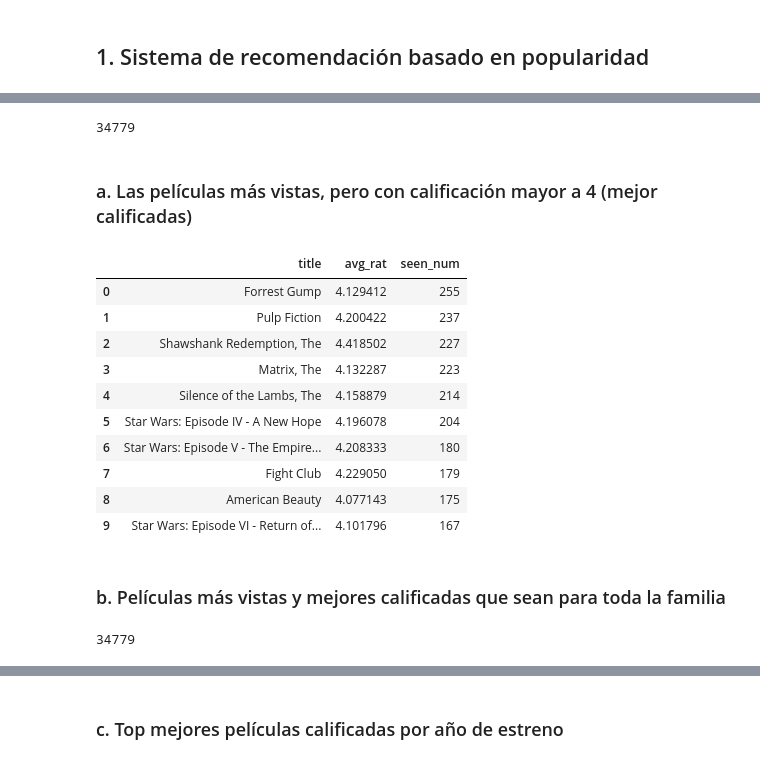
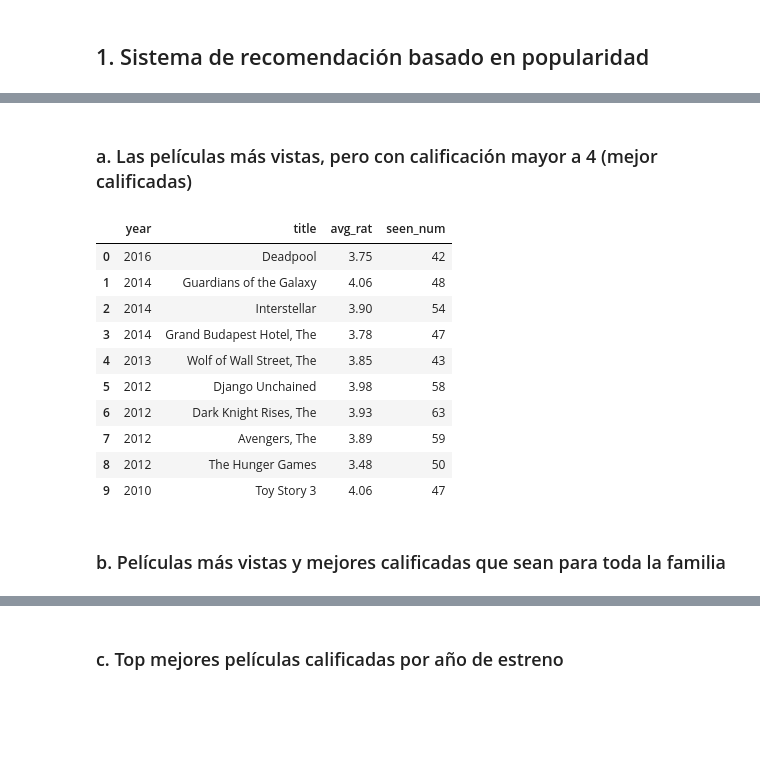
Before and after one commit to Leostark95/Analitica_3_Proyecto_2, a Jupyter notebook: e_modelos.ipynb, the cells around one changed output, grey strips where cells are left out. Saved outputs shown, nothing was run; the diff lists cells and outputs as text; code cells hidden in the pictures; blank space fills up the shorter version.

```diff
--- a/e_modelos.ipynb
+++ b/e_modelos.ipynb
@@ -30,4 +33,4 @@ cur.fetchall()
 # %%
-full_ratings = pd.read_sql_query('select * from full_ratings', conn)
-full_ratings.head()
+full_ratings_dum = pd.read_sql_query('select * from full_ratings_dum', conn)
+full_ratings_dum.head()
 # %% [output]
@@ -82,53 +64,27 @@ memory usage: 1.6+ MB
-# %%
-# Conexión con SQLite
-conn = sql.connect(':memory:')
-full_ratings.to_sql('full_ratings', conn, index=False, if_exists='replace')
-# %% [output]
-34779
 # %% [markdown]
 ### a. Las películas más vistas, pero con calificación mayor a 4 (mejor calificadas)
 # %%
-## Las películas más vistas, pero con calificación mayor a 4
-pd.read_sql("""select title,
-            avg(iif(rating = 0, Null, rating)) as avg_rat,
-            count(*) as seen_num
-            from full_ratings
-            group by title
-            having avg_rat >= 4
-            order by seen_num desc
-            limit 10
-            """, conn)
+pd.read_sql("""
+    select year, title,
+           ROUND(avg(iif(rating = 0, Null, rating)), 2) as avg_rat,
+           count(*) as seen_num
+    from full_ratings_dum
+    group by year, title
+    order by year desc, avg_rat desc
+    limit 10
+""", conn)
 # %% [output]
-|  | title | avg_rat | seen_num |
-| 0 | Forrest Gump | 4.129412 | 255 |
-| 1 | Pulp Fiction | 4.200422 | 237 |
-| 2 | Shawshank Redemption, The | 4.418502 | 227 |
-| 3 | Matrix, The | 4.132287 | 223 |
-| 4 | Silence of the Lambs, The | 4.158879 | 214 |
-| 5 | Star Wars: Episode IV - A New Hope | 4.196078 | 204 |
-| 6 | Star Wars: Episode V - The Empire... | 4.208333 | 180 |
-| 7 | Fight Club | 4.229050 | 179 |
-| 8 | American Beauty | 4.077143 | 175 |
-| 9 | Star Wars: Episode VI - Return of... | 4.101796 | 167 |
+|  | year | title | avg_rat | seen_num |
+| 0 | 2016 | Deadpool | 3.75 | 42 |
+| 1 | 2014 | Guardians of the Galaxy | 4.06 | 48 |
+| 2 | 2014 | Interstellar | 3.90 | 54 |
+| 3 | 2014 | Grand Budapest Hotel, The | 3.78 | 47 |
+| 4 | 2013 | Wolf of Wall Street, The | 3.85 | 43 |
+| 5 | 2012 | Django Unchained | 3.98 | 58 |
+| 6 | 2012 | Dark Knight Rises, The | 3.93 | 63 |
+| 7 | 2012 | Avengers, The | 3.89 | 59 |
+| 8 | 2012 | The Hunger Games | 3.48 | 50 |
+| 9 | 2010 | Toy Story 3 | 4.06 | 47 |
 # %% [markdown]
 ### b. Películas más vistas y mejores calificadas que sean para toda la familia
-# %%
-##Antes se debe desagregar los géneros para full_ratings
-genres = full_ratings['genres'].str.split('|') # Divide la columna 'genres' en listas
-te = TransactionEncoder() # Utiliza TransactionEncoder para convertirlo a variables dummy
-genres_encoded = te.fit_transform(genres)
-genres_full_ratings = pd.DataFrame(genres_encoded, columns=te.columns_) # Convierte el resultado en un dataframe con los nombres de las columnas correspondientes
-full_ratings_dum = pd.concat([full_ratings, genres_full_ratings], axis=1) # Concatena el dataframe original con el dataframe de géneros codificados
-
-# Elimina la columna
-full_ratings_dum.drop(columns=['genres'], inplace=True)
-
-# Muestra los primeros registros del dataframe resultante
-full_ratings_dum.head()
-
-# Conexión con SQLite
-conn = sql.connect(':memory:')
-full_ratings_dum.to_sql('full_ratings_dum', conn, index=False, if_exists='replace')
-# %% [output]
-34779
 # %%
```
Also changed, not shown: parts of 18 cells of this notebook, 9 other files.
